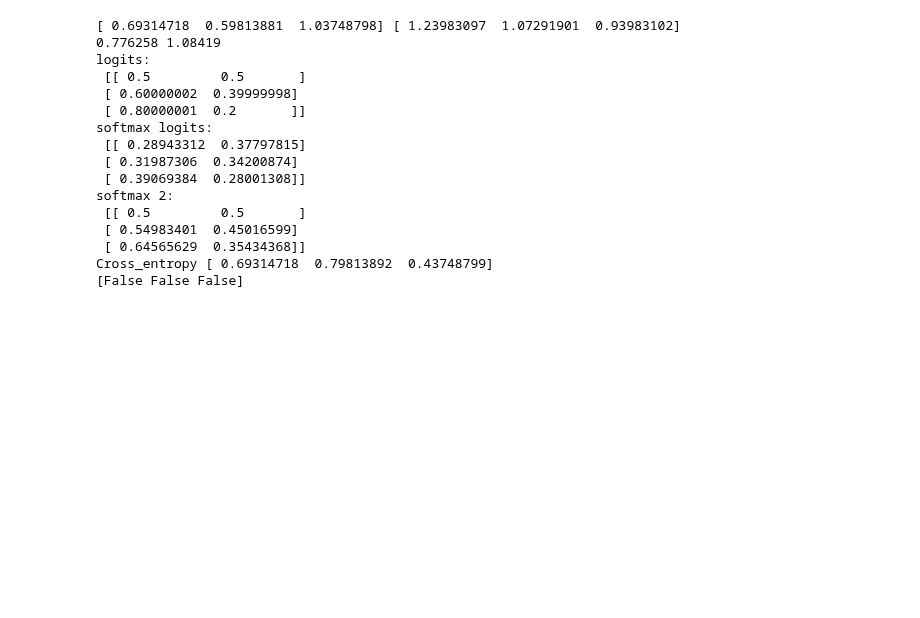
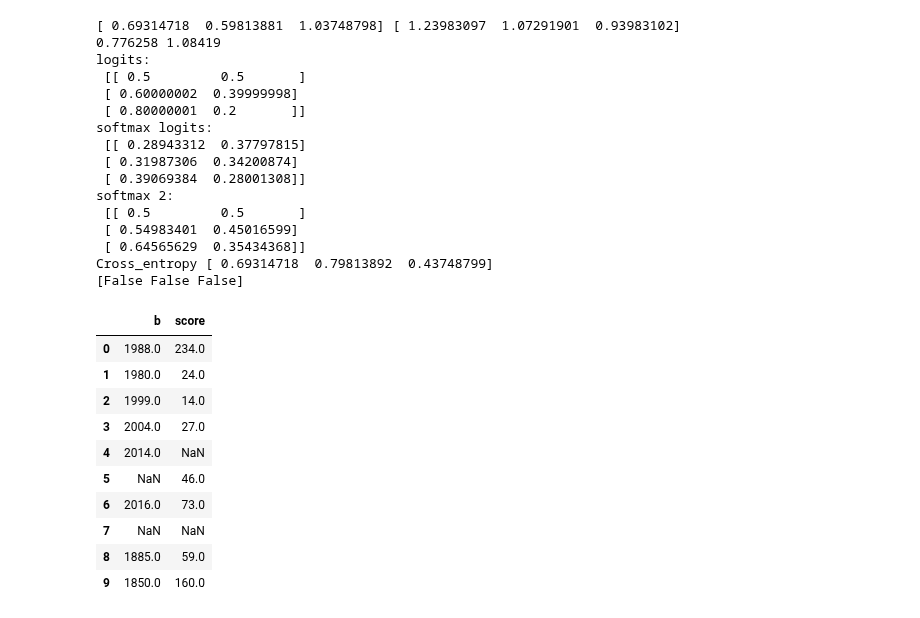
Before and after one commit to zwanli/atrnn-prototype, a Jupyter notebook: test.ipynb, the cells around one changed output. Saved outputs shown, nothing was run; the diff lists cells and outputs as text; code cells hidden in the pictures; blank space fills up the shorter version.

```diff
--- a/test.ipynb
+++ b/test.ipynb
@@ -605,3 +605,27 @@ def loss(logits, labels):
 
         loss = tf.add_n(tf.get_collection('losses'), name='total_loss')
     return loss
+# %%
+# Import required modules
+import pandas as pd
+from sklearn import preprocessing
+import numpy as np
+# Set charts to view inline
+%matplotlib inline
+# Create an example dataframe with a column of unnormalized data
+data = {'score': [234,24,14,27,np.nan,46,73,np.nan,59,160],
+        'b': [1988,1980,1999,2004,2014,np.nan,2016,np.nan,1885,1850]}#,'a': [1,0,1,0,1,1,0,1,0,1],}
+df = pd.DataFrame(data)
+df
+# %% [output]
+|  | b | score |
+| 0 | 1988.0 | 234.0 |
+| 1 | 1980.0 | 24.0 |
+| 2 | 1999.0 | 14.0 |
+| 3 | 2004.0 | 27.0 |
+| 4 | 2014.0 | NaN |
+| 5 | NaN | 46.0 |
+| 6 | 2016.0 | 73.0 |
+| 7 | NaN | NaN |
+| 8 | 1885.0 | 59.0 |
+| 9 | 1850.0 | 160.0 |
```
Also changed, not shown: parts of 7 cells of this notebook, 7 other files.
